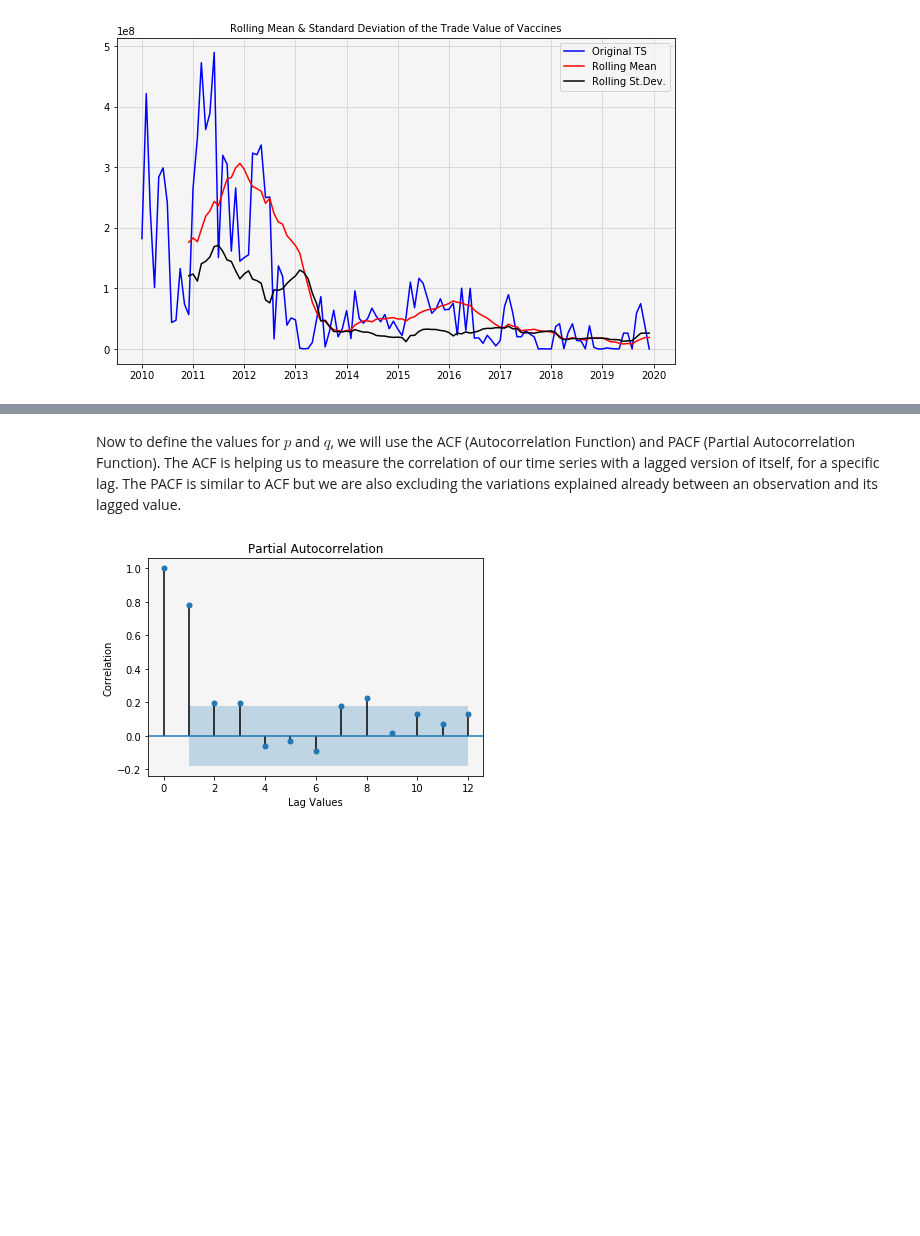
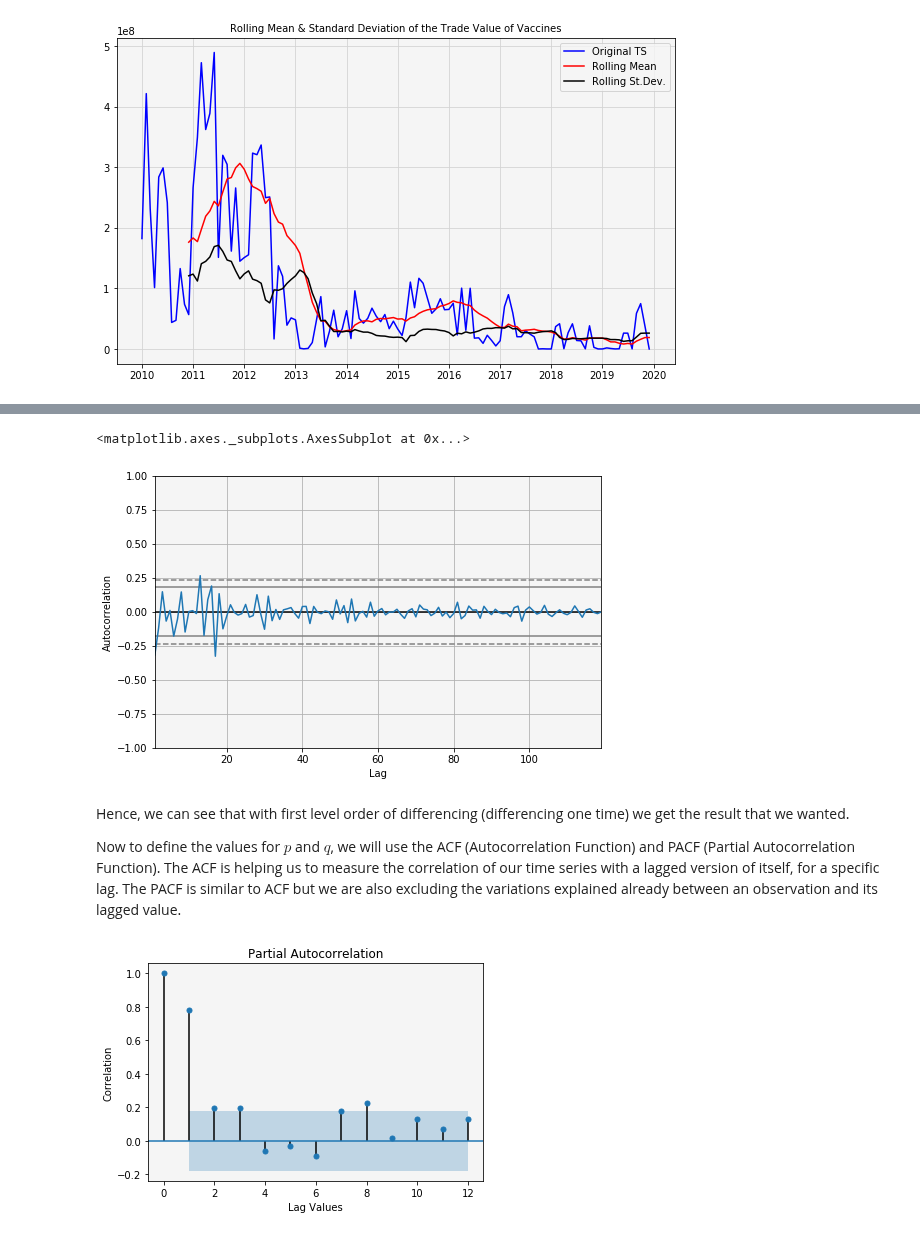
Before and after one commit to gpsyrou/Vaccines_Trade_Network, a Jupyter notebook: Jupyter_Notebooks/Global_Trade_Network_of_Vaccines.ipynb, the cells around one changed output, grey strips where cells are left out. Saved outputs shown, nothing was run; the diff lists cells and outputs as text; code cells hidden in the pictures; blank space fills up the shorter version.

```diff
--- a/Jupyter_Notebooks/Global_Trade_Network_of_Vaccines.ipynb
+++ b/Jupyter_Notebooks/Global_Trade_Network_of_Vaccines.ipynb
@@ -519,4 +538,12 @@ The reason why this time series is not stationary lies to the fact that we have
+# %%
+plt.figure(figsize = (8,5))
+autocorrelation_plot(trade_value_diff)
+# %% [output]
+<matplotlib.axes._subplots.AxesSubplot at 0x...>
+[figure, added]
 # %% [markdown]
+Hence, we can see that with first level order of differencing (differencing one time) we get the result that we wanted.
+
 Now to define the values for $p$ and $q$, we will use the ACF (Autocorrelation Function) and PACF (Partial Autocorrelation Function). The ACF is helping us to measure the correlation of our time series with a lagged version of itself, for a specific lag. The PACF is similar to ACF but we are also excluding the variations explained already between an observation and its lagged value.
 # %%
 # Partial Autocorrelation Plot
```
Also changed, not shown: parts of 3 cells of this notebook.
